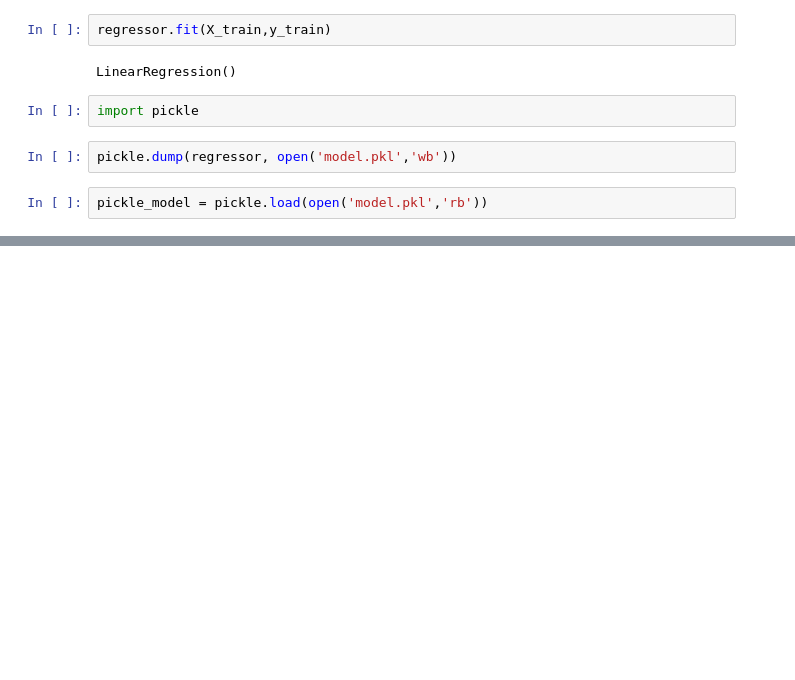
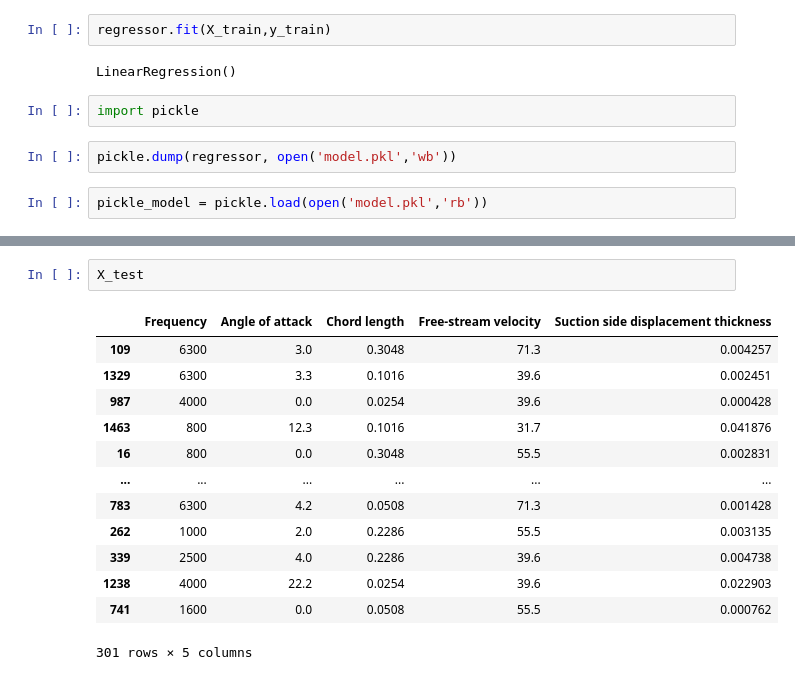
Before and after one commit to FazlullahBokhari/Machine-Learning, a Jupyter notebook: Untitled.ipynb, the cells around one changed output, grey strips where cells are left out. Drawn from its saved outputs; the diff is of its cells as text; blank space fills up the shorter version.

```diff
--- a/Untitled.ipynb
+++ b/Untitled.ipynb
@@ -188,0 +190,16 @@ array([136.87865073, 116.58818513, 124.9610689 , 120.94251864,
+# %%
+X_test
+# %% [output]
+|  | Frequency | Angle of attack | Chord length | Free-stream velocity | Suction side displacement thickness |
+| 109 | 6300 | 3.0 | 0.3048 | 71.3 | 0.004257 |
+| 1329 | 6300 | 3.3 | 0.1016 | 39.6 | 0.002451 |
+| 987 | 4000 | 0.0 | 0.0254 | 39.6 | 0.000428 |
+| 1463 | 800 | 12.3 | 0.1016 | 31.7 | 0.041876 |
+| 16 | 800 | 0.0 | 0.3048 | 55.5 | 0.002831 |
+| ... | ... | ... | ... | ... | ... |
+| 783 | 6300 | 4.2 | 0.0508 | 71.3 | 0.001428 |
+| 262 | 1000 | 2.0 | 0.2286 | 55.5 | 0.003135 |
+| 339 | 2500 | 4.0 | 0.2286 | 39.6 | 0.004738 |
+| 1238 | 4000 | 22.2 | 0.0254 | 39.6 | 0.022903 |
+| 741 | 1600 | 0.0 | 0.0508 | 55.5 | 0.000762 |
+301 rows × 5 columns
```
Also changed, not shown: parts of 12 cells of this notebook, 1 other file.
